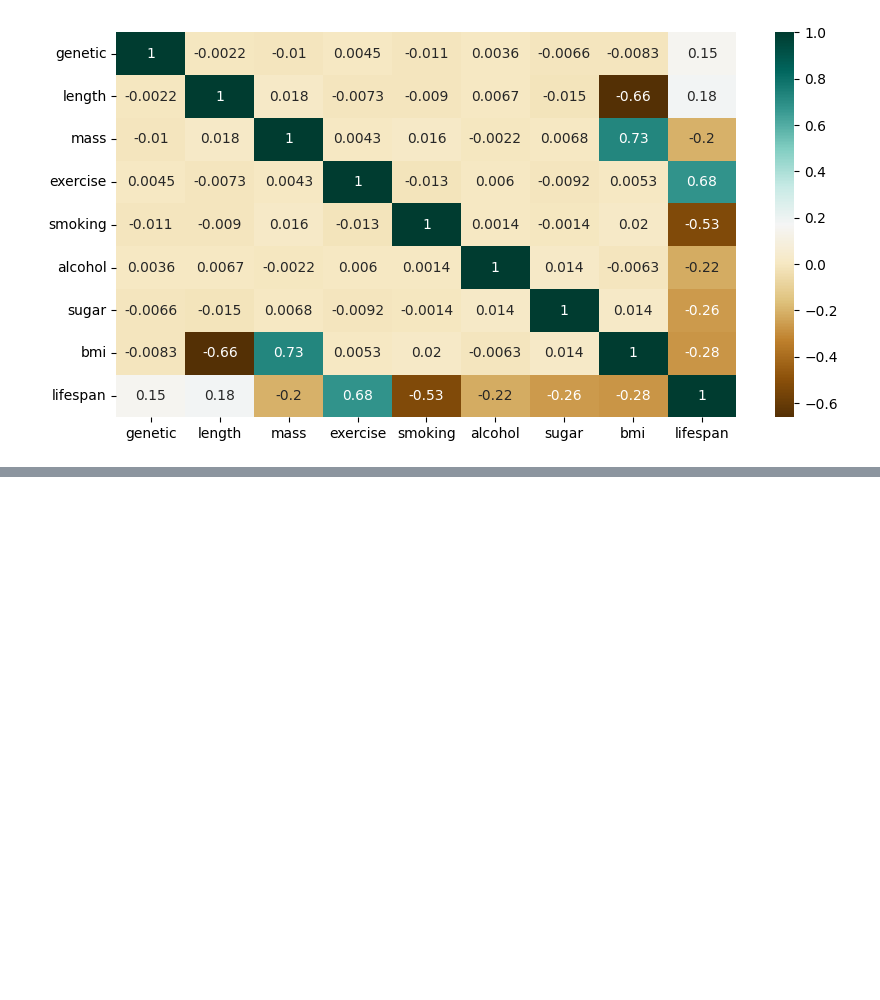
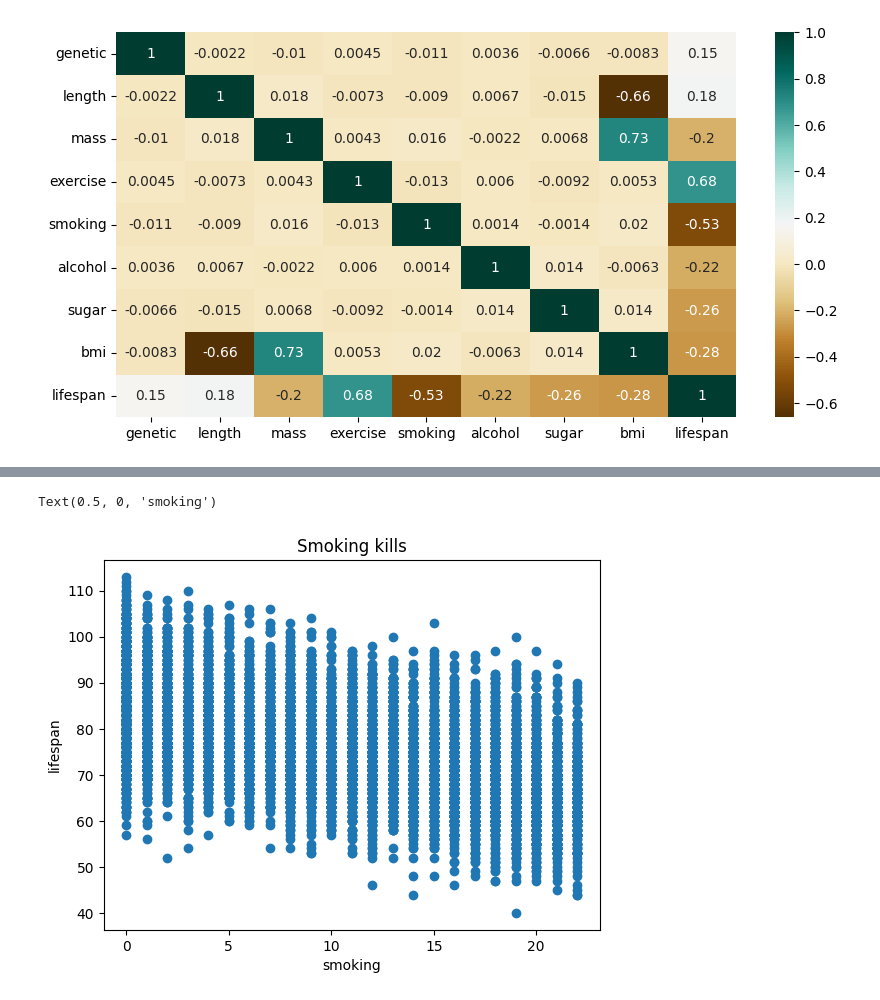
Before and after one commit to Nils1993/MakeAIWork, a Jupyter notebook: projects/project1/notebooks/transforming_data.ipynb, the cells around one changed output, grey strips where cells are left out. Saved outputs shown, nothing was run; the diff lists cells and outputs as text; code cells hidden in the pictures; blank space fills up the shorter version.

```diff
--- a/projects/project1/notebooks/transforming_data.ipynb
+++ b/projects/project1/notebooks/transforming_data.ipynb
@@ -159,0 +204,9 @@ plt.xlabel('lifespan');
+# %%
+# plottig some columns with high correlation.
+plt.scatter(df['smoking'], df['lifespan'])
+plt.title("Smoking kills")
+plt.ylabel('lifespan')
+plt.xlabel('smoking')
+# %% [output]
+Text(0.5, 0, 'smoking')
+[figure, added]
```
Also changed, not shown: parts of 12 cells of this notebook.
